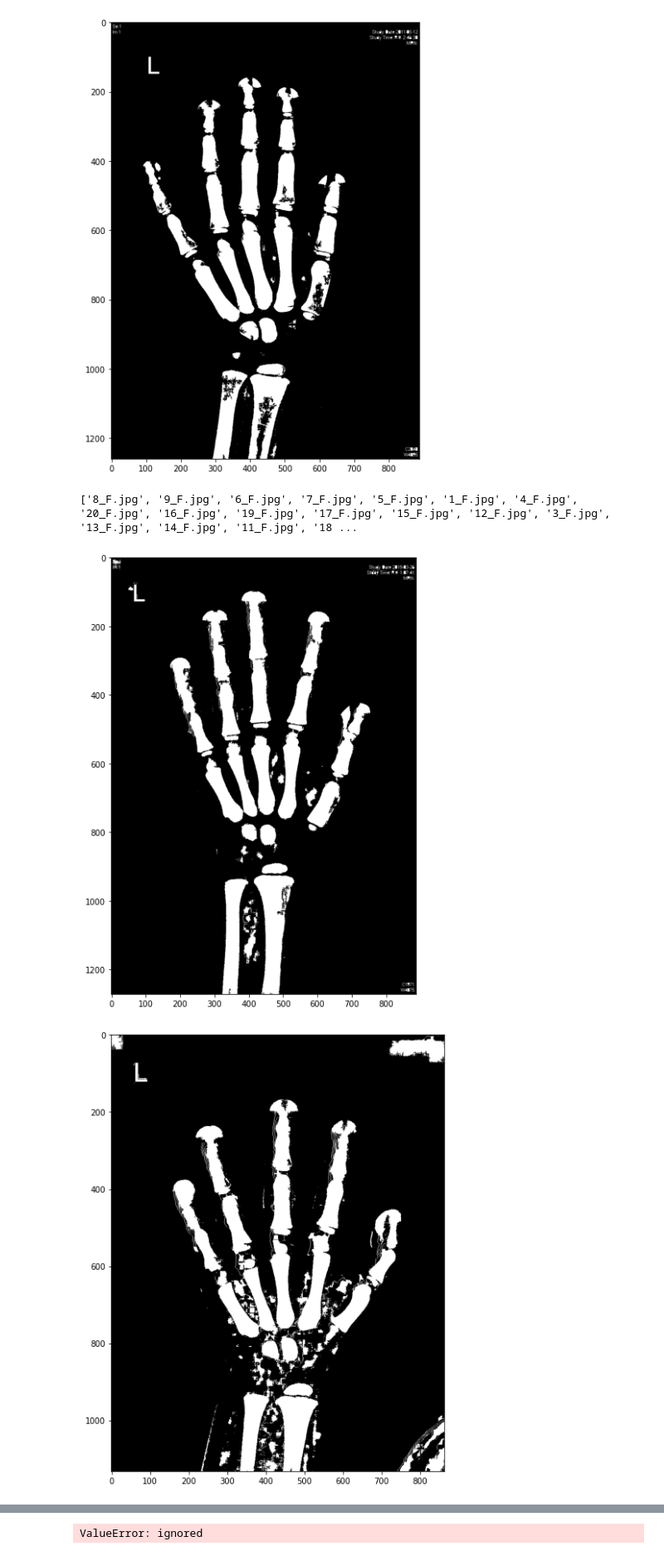
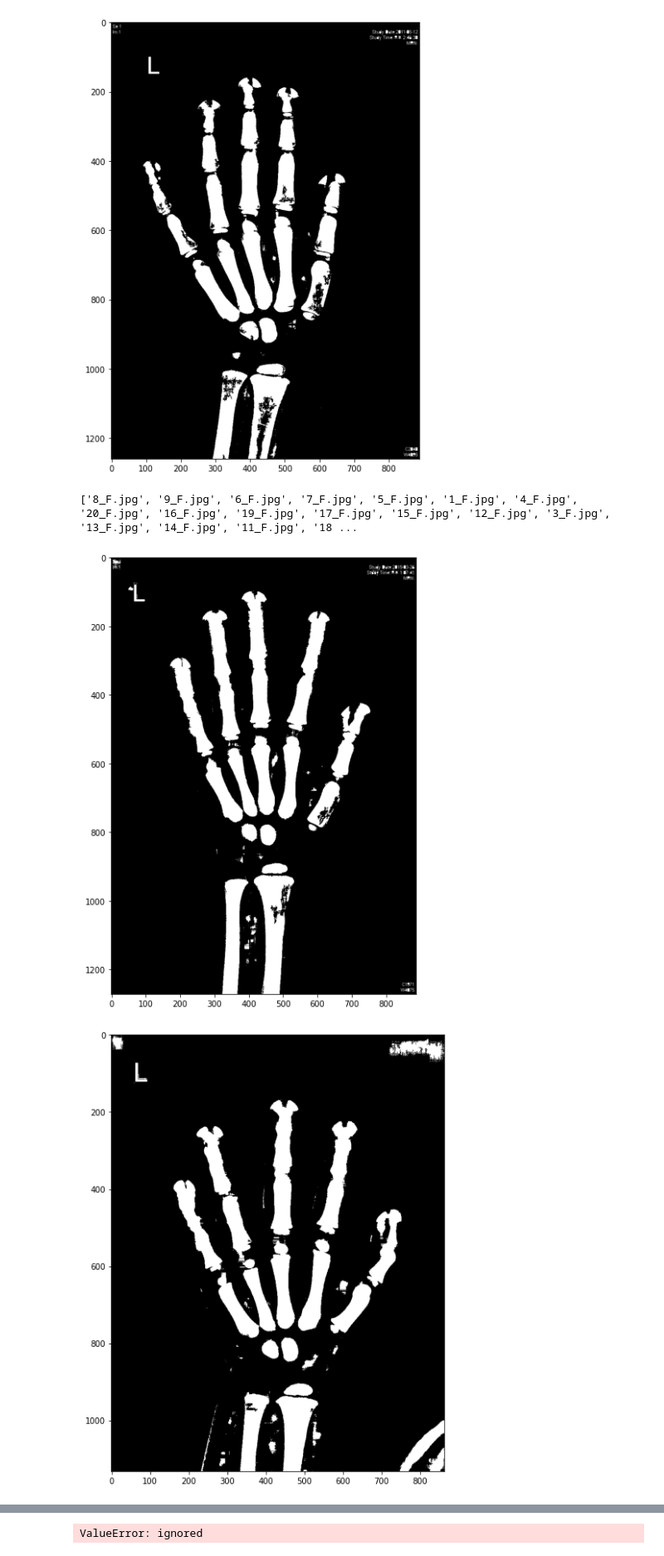
Before and after one commit to kikiru328/Bone_Detection, a Jupyter notebook: 승혜/img_processing_tmdhey.ipynb, the cells around one changed output, grey strips where cells are left out. Shown at 83% size. Drawn from its saved outputs; the diff is of its cells as text; code cells hidden in the pictures.

```diff
--- a/승혜/img_processing_tmdhey.ipynb
+++ b/승혜/img_processing_tmdhey.ipynb
@@ -31,7 +31,7 @@ import glob
 import math
 # %%
 # image 가져오기
-img = cv2.imread('1_F_손목 - 복사본.jpg',cv2.IMREAD_COLOR)
+img = cv2.imread('1_F.jpg',cv2.IMREAD_COLOR)
 img_ = img.copy()
 # %% [markdown]
 ## 이미지 회전
@@ -588,13 +590,13 @@ merong(img,55,30,50)
 # %%
 import os
 path = '/content/drive/MyDrive/cakd_colab/2차플젝/데이터 원본/데이터 원본/first'
 dir_list = os.listdir(path)
 print(dir_list)
 
 for item in dir_list[:5] :
   img = cv2.imread(path+'/'+f'{item}',cv2.IMREAD_COLOR)
-  merong(img,60,30,40)
+  merong(img,60,50,50)
 # %% [output]
 ['8_F.jpg', '9_F.jpg', '6_F.jpg', '7_F.jpg', '5_F.jpg', '1_F.jpg', '4_F.jpg', '20_F.jpg', '16_F.jpg', '19_F.jpg', '17_F.jpg', '15_F.jpg', '12_F.jpg', '3_F.jpg', '13_F.jpg', '14_F.jpg', '11_F.jpg', '18 ...
-[figure, old version]
+[figure, new version]
-[figure, old version]
+[figure, new version]
```
Also changed, not shown: parts of 4 cells of this notebook.
